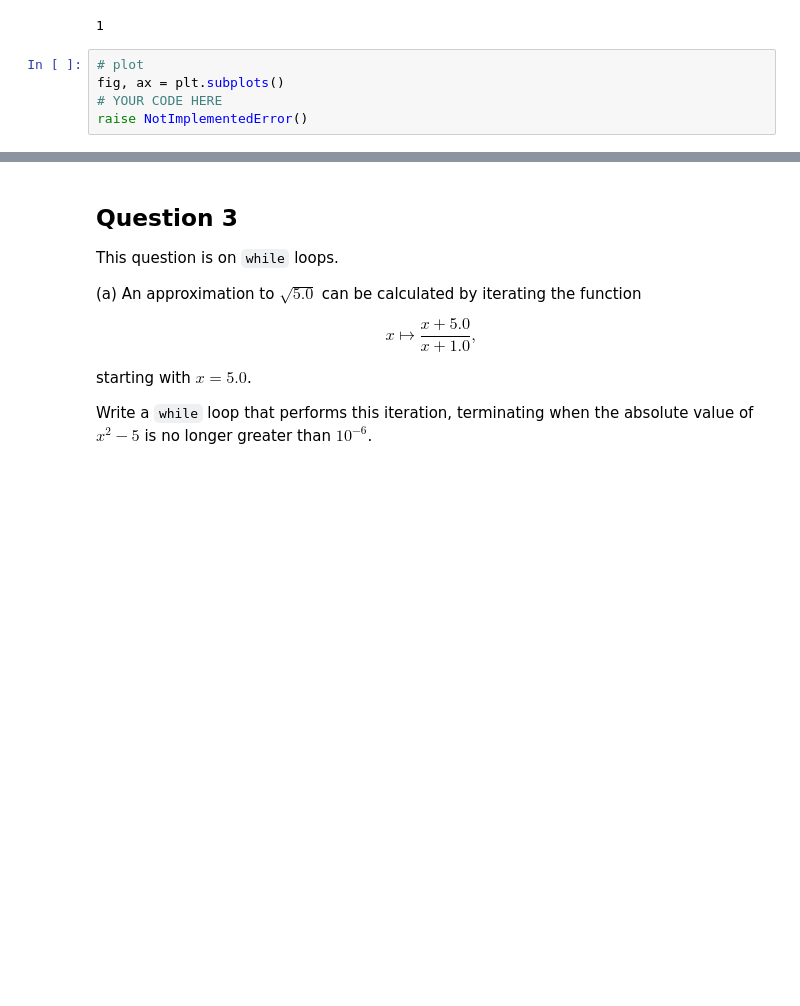
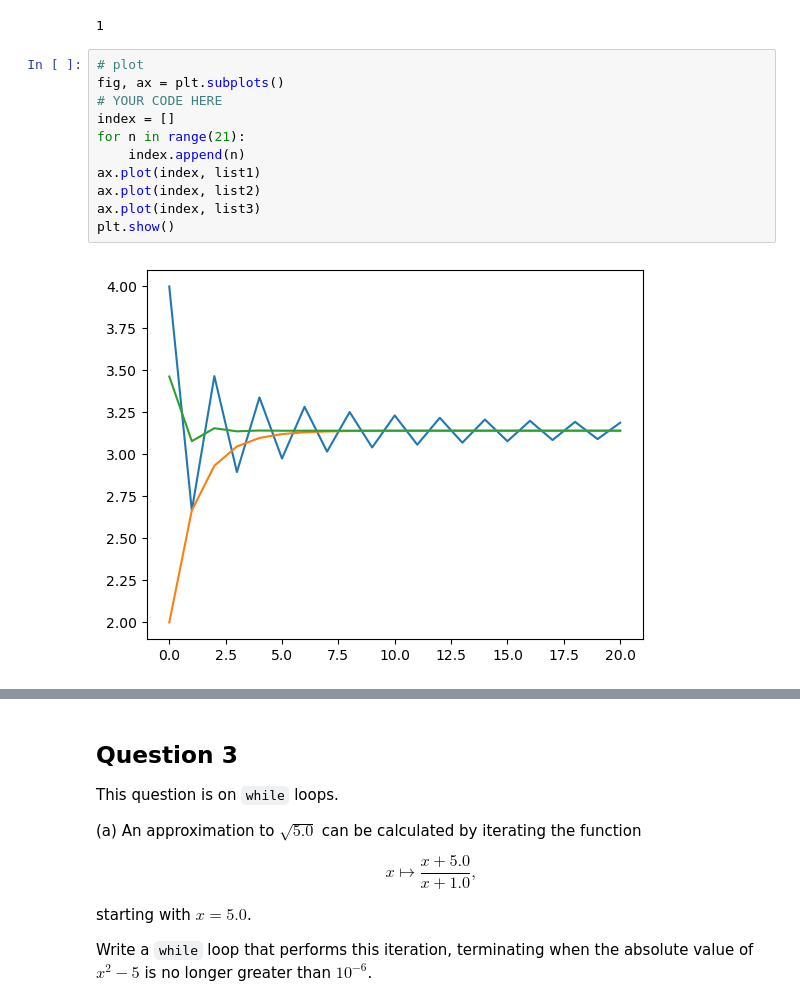
Before and after one commit to Imperial-MATH40006/term1-week7-L19h7k1d, a Jupyter notebook: term1week7.ipynb, the cells around one changed output, grey strips where cells are left out. Drawn from its saved outputs; the diff is of its cells as text; blank space fills up the shorter version.

```diff
--- a/term1week7.ipynb
+++ b/term1week7.ipynb
@@ -423,11 +423,19 @@ question2e_iii(list3)
 # %% [output]
 Question 2(e-iii) is correct!!
 1
-# %%
-# plot
-fig, ax = plt.subplots()
-# YOUR CODE HERE
-raise NotImplementedError()
+# %%
+# plot
+fig, ax = plt.subplots()
+# YOUR CODE HERE
+index = []
+for n in range(21):
+    index.append(n)
+ax.plot(index, list1)
+ax.plot(index, list2)
+ax.plot(index, list3)
+plt.show()
+# %% [output]
+[figure, added]
 # %%
 # 1 Mark
 _globals = globals()
```
Also changed, not shown: parts of 1 cell of this notebook.
